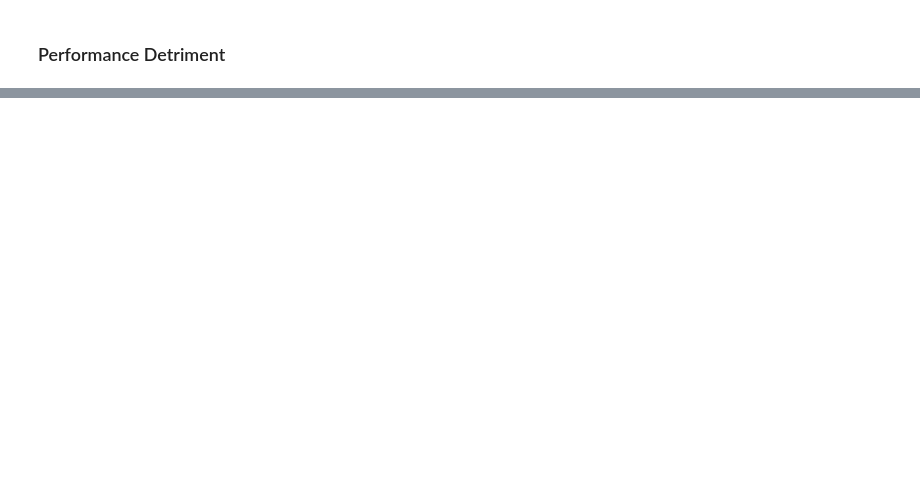
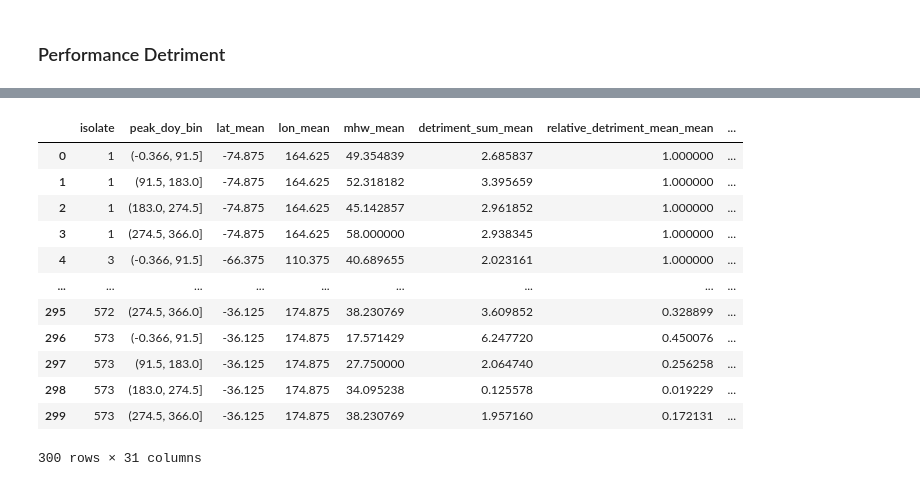
Before and after one commit to HuckleyLab/phyto-mhw, a Jupyter notebook: analysis/Individual_Isolate_performance.ipynb, the cells around one changed output, grey strips where cells are left out. Cells and saved outputs as stored; diff of their text form; code cells hidden in the pictures; blank space fills up the shorter version.

```diff
--- a/analysis/Individual_Isolate_performance.ipynb
+++ b/analysis/Individual_Isolate_performance.ipynb
@@ -574,0 +641,16 @@ Text(0.75, 0.05, 'Modeled Performance')
+# %%
+mhw_isolates_season
+# %% [output]
+|  | isolate | peak_doy_bin | lat_mean | lon_mean | mhw_mean | detriment_sum_mean | relative_detriment_mean_mean | ... |
+| 0 | 1 | (-0.366, 91.5] | -74.875 | 164.625 | 49.354839 | 2.685837 | 1.000000 | ... |
+| 1 | 1 | (91.5, 183.0] | -74.875 | 164.625 | 52.318182 | 3.395659 | 1.000000 | ... |
+| 2 | 1 | (183.0, 274.5] | -74.875 | 164.625 | 45.142857 | 2.961852 | 1.000000 | ... |
+| 3 | 1 | (274.5, 366.0] | -74.875 | 164.625 | 58.000000 | 2.938345 | 1.000000 | ... |
+| 4 | 3 | (-0.366, 91.5] | -66.375 | 110.375 | 40.689655 | 2.023161 | 1.000000 | ... |
+| ... | ... | ... | ... | ... | ... | ... | ... | ... |
+| 295 | 572 | (274.5, 366.0] | -36.125 | 174.875 | 38.230769 | 3.609852 | 0.328899 | ... |
+| 296 | 573 | (-0.366, 91.5] | -36.125 | 174.875 | 17.571429 | 6.247720 | 0.450076 | ... |
+| 297 | 573 | (91.5, 183.0] | -36.125 | 174.875 | 27.750000 | 2.064740 | 0.256258 | ... |
+| 298 | 573 | (183.0, 274.5] | -36.125 | 174.875 | 34.095238 | 0.125578 | 0.019229 | ... |
+| 299 | 573 | (274.5, 366.0] | -36.125 | 174.875 | 38.230769 | 1.957160 | 0.172131 | ... |
+300 rows × 31 columns
```
Also changed, not shown: parts of 19 cells of this notebook.
